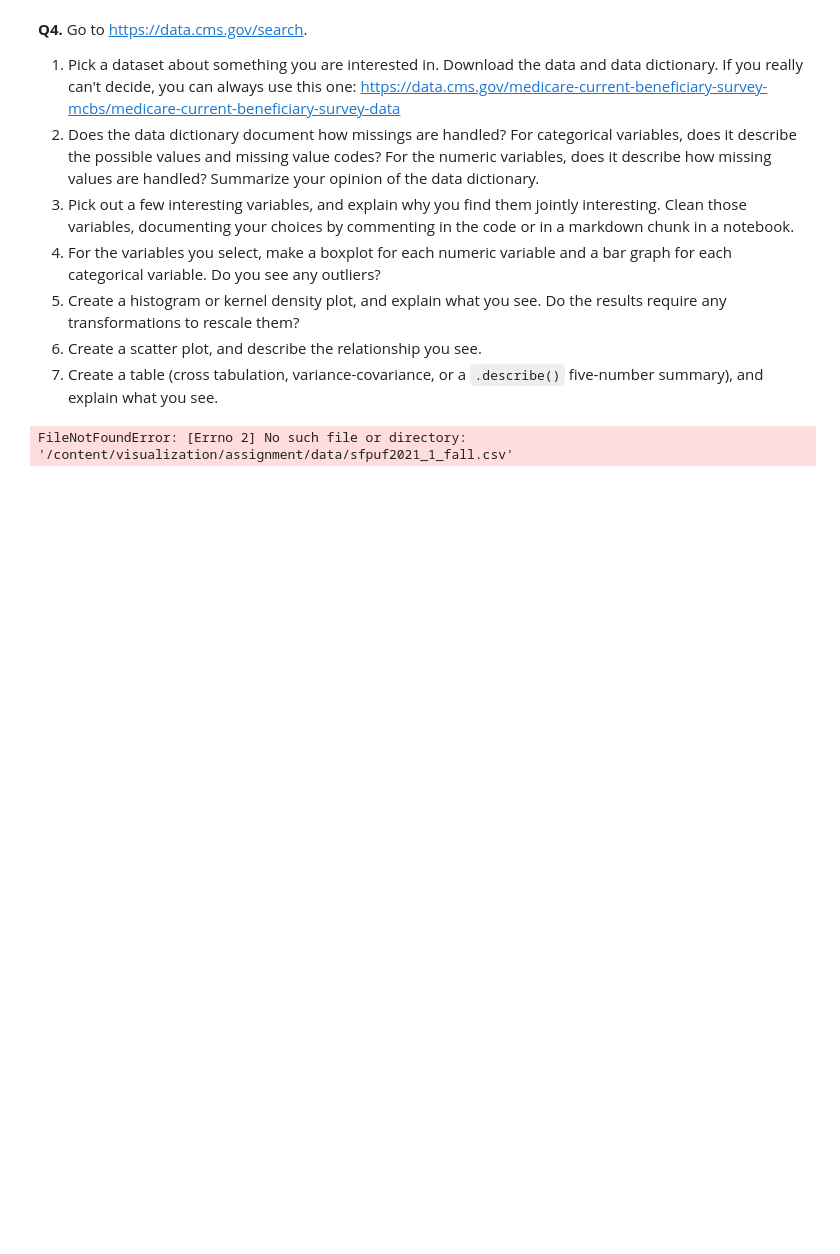
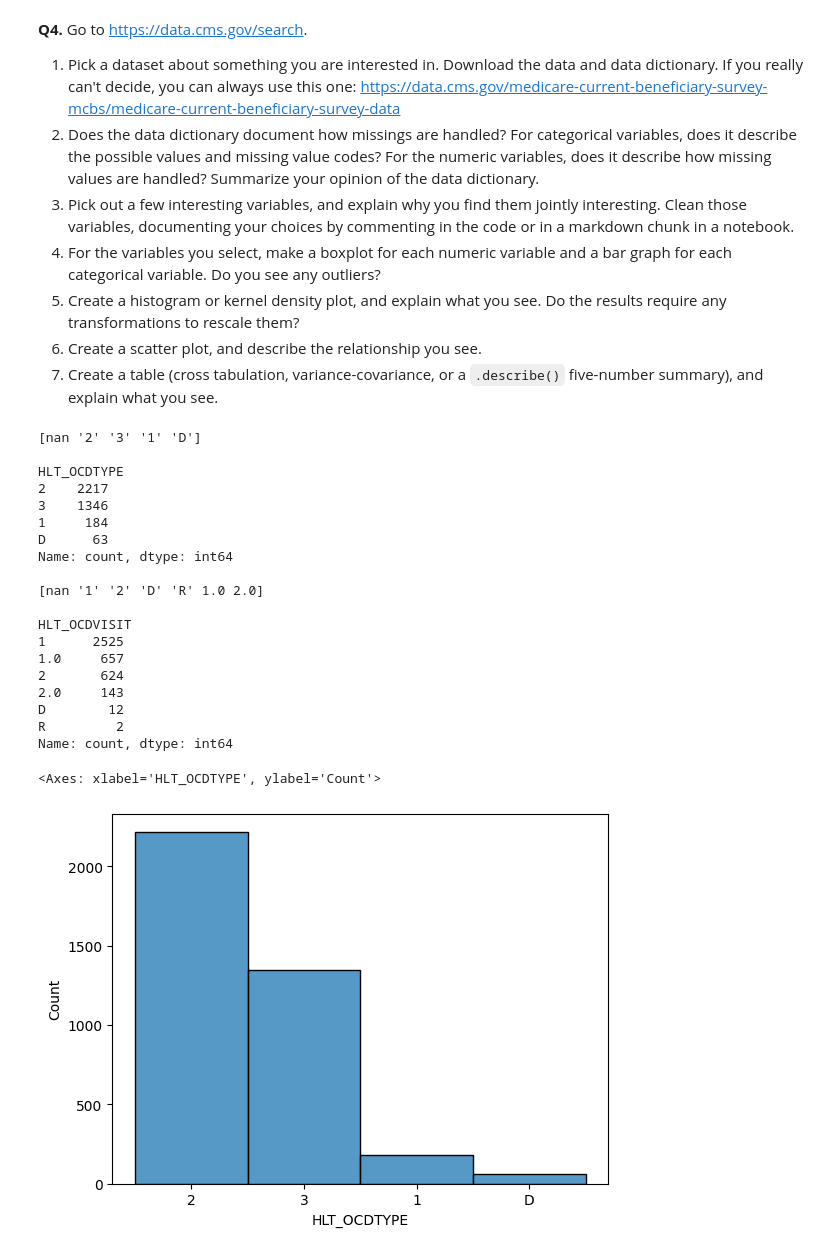
Before and after one commit to JC0126/visualization, a Jupyter notebook: assignment/assignment.ipynb, the cells around one changed output. Cells and saved outputs as stored; diff of their text form; code cells hidden in the pictures; blank space fills up the shorter version.

```diff
--- a/assignment/assignment.ipynb
+++ b/assignment/assignment.ipynb
@@ -64,22 +58,50 @@ For some context, the Federal government ultimately spent about $4.4 trillion in
 # %%
 import numpy as np  # Import NumPy
 import pandas as pd  # Import Pandas
 import seaborn as sns # Import Seaborn
 
 # 1
 df = pd.read_csv('/content/visualization/assignment/data/sfpuf2021_1_fall.csv')
 
 # 2
 # it uses "." to indicate missing values
 # all values are numerical because it chooses to use numerics to indicate categorical values, such as 1:Yes and 2:No.
 # however, there still seem to be some missing values
 # for plotting, this will be useful
 
 # 3
 # i chose HLT_OCDTYPE(Type of diabetes diagnosed) and HLT_OCDVISIT(Told on 2+ visits had diabetes) because both of them have a significantly high number of inapplicable/missing values compared to other variables
 diabetesType = 'HLT_OCDTYPE'
 diabetesAfterVisit = 'HLT_OCDVISIT'
+# remove empty strings with np.nan
+print(df[diabetesType].unique(),'\n')
+df[diabetesType] = df[diabetesType].replace(' ',np.nan)
+print(df[diabetesType].value_counts(), '\n')
+print(df[diabetesAfterVisit].unique(),'\n')
+df[diabetesAfterVisit] = df[diabetesAfterVisit].replace(' ',np.nan)
+print(df[diabetesAfterVisit].value_counts(), '\n')
 
-print(df[diabetesType].unique(),'\n')
+# 4
+sns.histplot(data=df,x=diabetesType)
 # %% [output]
-FileNotFoundError: [Errno 2] No such file or directory: '/content/visualization/assignment/data/sfpuf2021_1_fall.csv'
+[nan '2' '3' '1' 'D']
+
+HLT_OCDTYPE
+2    2217
+3    1346
+1     184
+D      63
+Name: count, dtype: int64
+
+[nan '1' '2' 'D' 'R' 1.0 2.0]
+
+HLT_OCDVISIT
+1      2525
+1.0     657
+2       624
+2.0     143
+D        12
+R         2
+Name: count, dtype: int64
+<Axes: xlabel='HLT_OCDTYPE', ylabel='Count'>
+[figure, added]
```
Also changed, not shown: parts of 2 cells of this notebook.
